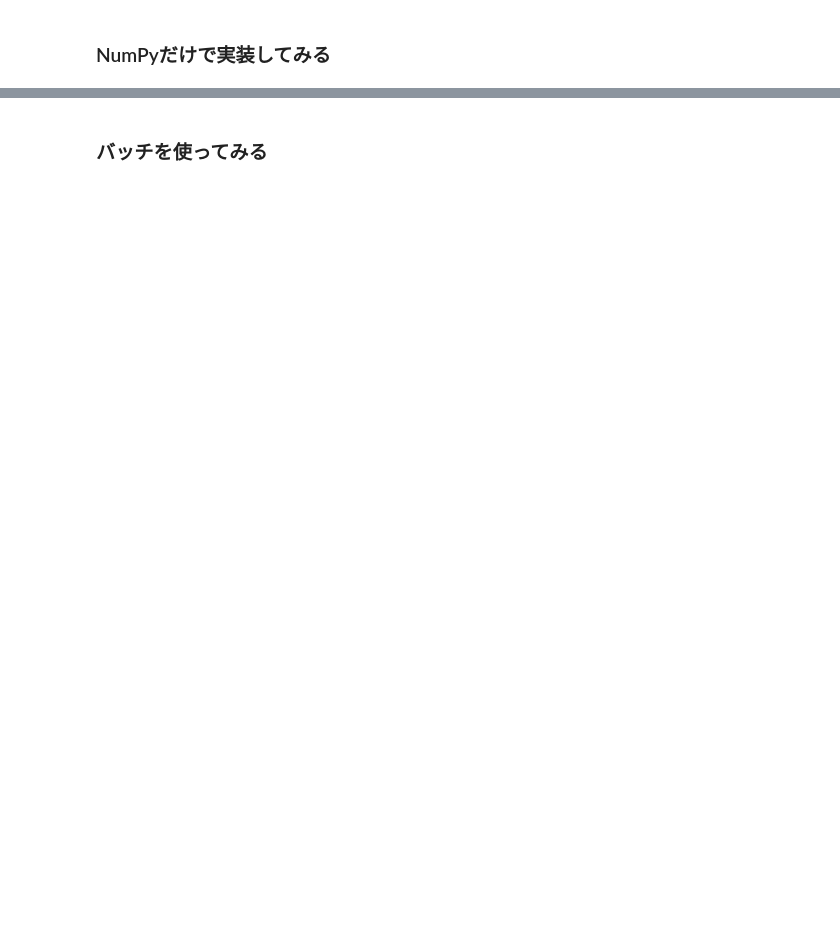
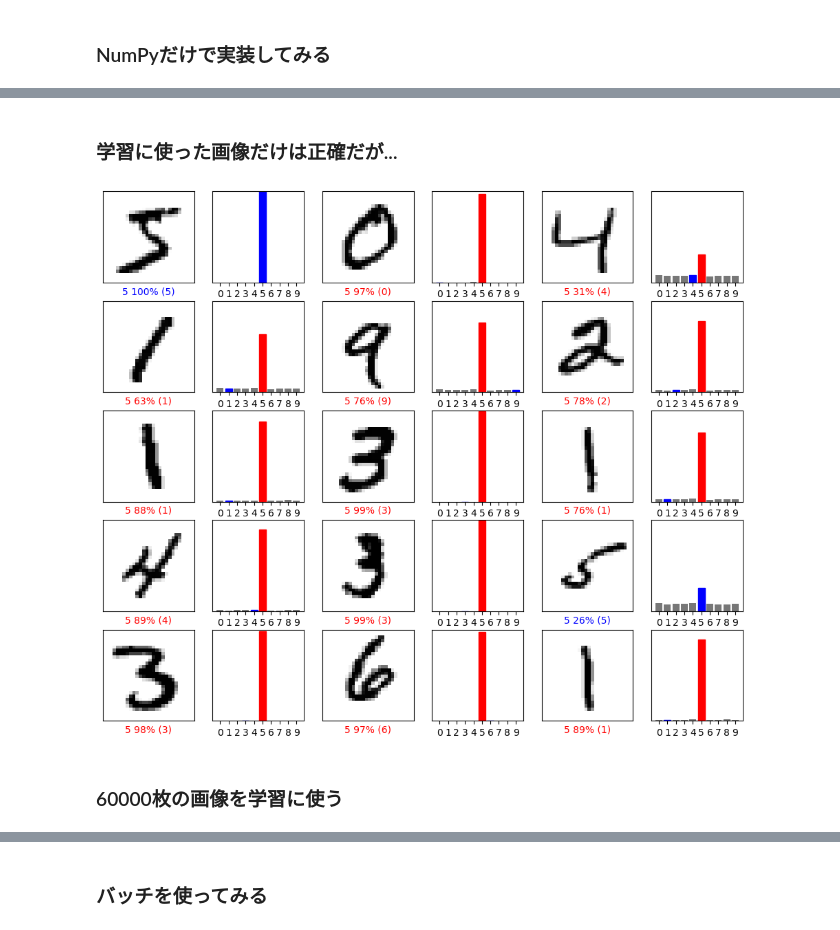
Before and after one commit to keiichiro-sonoda/DeepLearningCourse, a Jupyter notebook: DenseSample.ipynb, the cells around one changed output, grey strips where cells are left out. Cells and saved outputs as stored; diff of their text form; code cells hidden in the pictures; blank space fills up the shorter version.

```diff
--- a/DenseSample.ipynb
+++ b/DenseSample.ipynb
@@ -335,7 +335,7 @@ class SimpleNeuralNetworkNumpy:
         db1 = dZ1
         return {"dW3": dW3, "db3": db3, "dW2": dW2, "db2": db2, "dW1": dW1, "db1": db1}
 
-    def update_parameters(self, gradients, learning_rate=0.1):
+    def update_parameters(self, gradients, learning_rate=0.001):
         """
         パラメータの更新。
 
@@ -363,0 +366,13 @@ class SimpleNeuralNetworkNumpy:
+# %%
+sample_input = train_images[0].flatten()
+sample_label = np.eye(10)[train_labels[0]]
+model = SimpleNeuralNetworkNumpy()
+a1, a2, a3 = model.forward_pass(sample_input) # 順伝播
+display(a1, a2, a3)
+loss_before = model.compute_loss(a3, sample_label) # 損失を計算
+print(f"更新前の損失 : {loss_before:.4f}")
+gradients = model.backward_pass(sample_input, sample_label, a1, a2, a3) # 誤差逆伝播
+model.update_parameters(gradients, learning_rate=0.1) # パラメータの更新
+a1, a2, a3 = model.forward_pass(sample_input) # 順伝播
+loss_after = model.compute_loss(a3, sample_label) # 損失を計算
+print(f"更新後の損失 : {loss_after:.4f}")
@@ -363,0 +395,12 @@ class SimpleNeuralNetworkNumpy:
+# %%
+EPOCHS = 1000
+
+model = SimpleNeuralNetworkNumpy()
+
+for epoch in range(EPOCHS):
+    a1, a2, a3 = model.forward_pass(sample_input) # 順伝播
+    loss = model.compute_loss(a3, sample_label) # 損失を計算
+    gradients = model.backward_pass(sample_input, sample_label, a1, a2, a3) # 誤差逆伝播
+    model.update_parameters(gradients, learning_rate=0.01) # パラメータの更新
+    if (epoch + 1) % 100 == 0:
+        print(f"epoch {epoch+1:3d}, loss {loss:.4f}")
@@ -364,3 +418,23 @@ class SimpleNeuralNetworkNumpy:
+# %% [markdown]
+### 学習に使った画像だけは正確だが...
+# %%
+# 正解・不正解の画像を表示する。
+num_rows = 5
+num_cols = 3
+num_images = num_rows * num_cols
+
+fig, axes = plt.subplots(num_rows, 2*num_cols, figsize=(2*2*num_cols, 2*num_rows))
+
+for i in range(num_images):
+    idx = i
+    x = train_images[idx].reshape(784) # 訓練データを使用
+    _, _, a3 = model.forward_pass(x)
+    plot_image(axes[i//num_cols, 2*(i%num_cols)], idx, a3, train_labels, train_images) # 訓練データを使用
+    plot_value_array(axes[i//num_cols, 2*(i%num_cols) + 1], idx, a3, train_labels) # 訓練データを使用
+# %% [output]
+[figure, added]
+# %% [markdown]
+### 60000枚の画像を学習に使う
 # %%
 EPOCHS = 5
 
```
Also changed, not shown: parts of 18 cells of this notebook.
